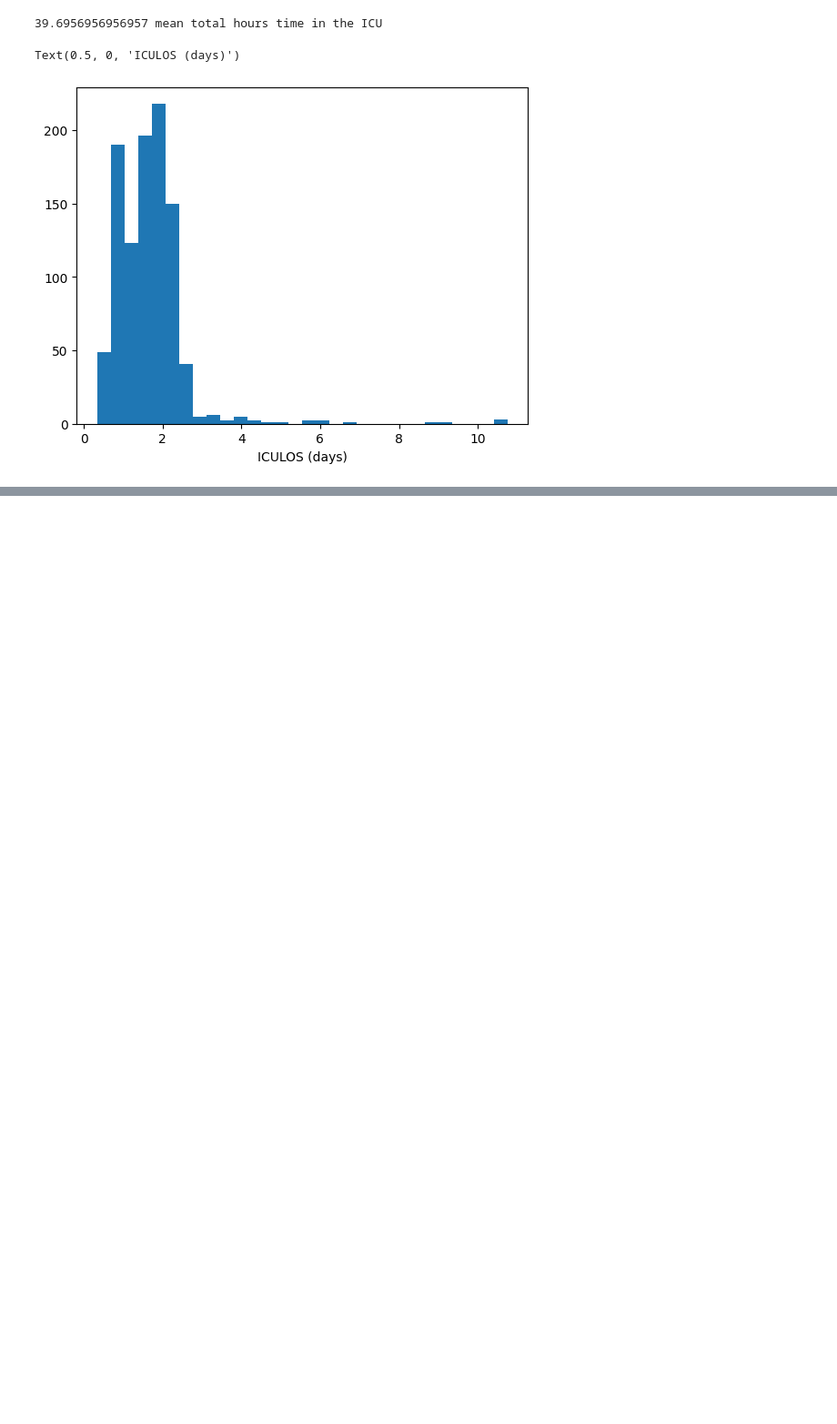
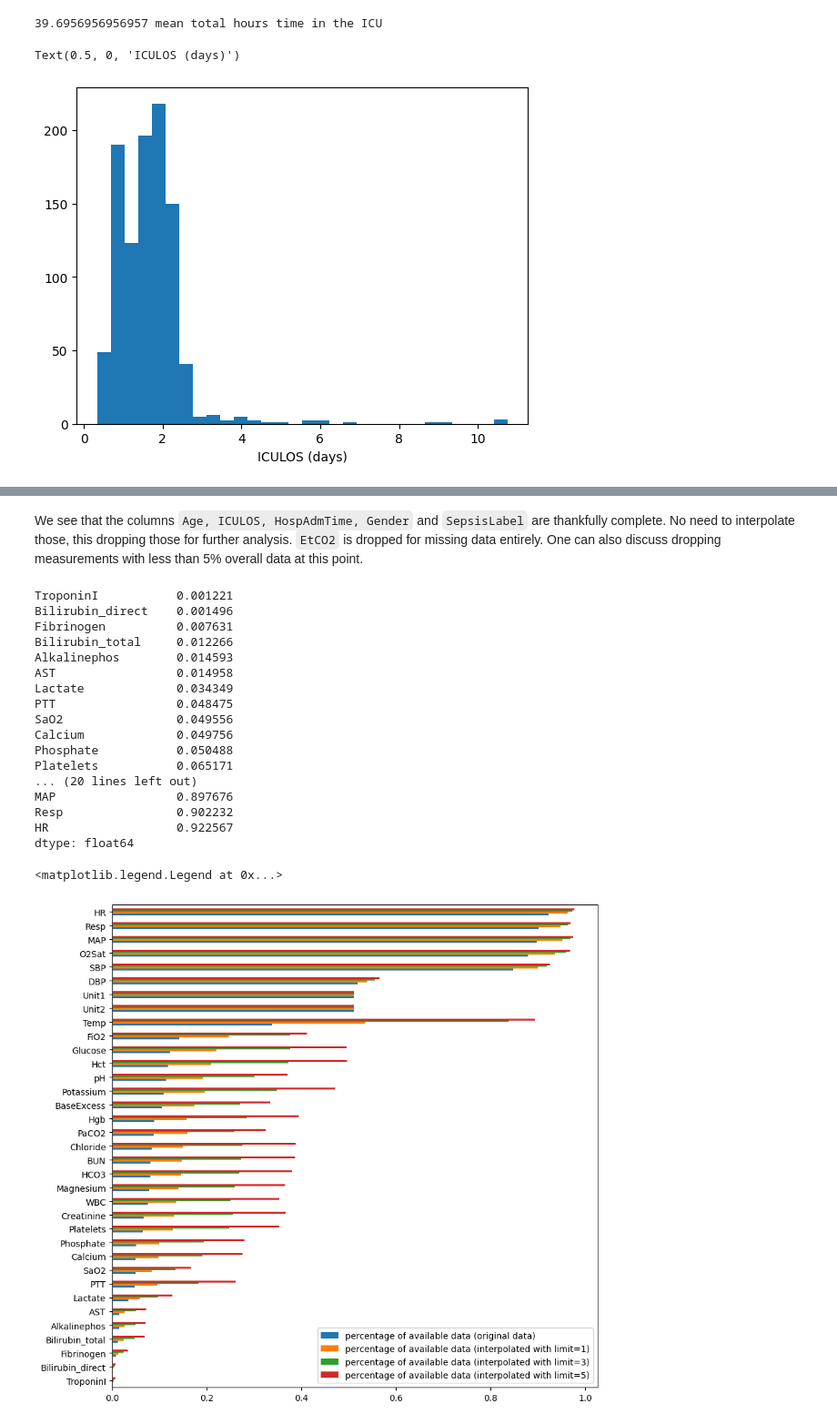
Before and after one commit to Mitmischer/sepsis-prediction, a Jupyter notebook: preprocessing.ipynb, the cells around one changed output, grey strips where cells are left out. Shown: that part at 91% size. Saved outputs shown, nothing was run; the diff lists cells and outputs as text; code cells hidden in the pictures; blank space fills up the shorter version.

Commit message:
new plot: amount of missing data? Also evaluated on interpolated data.

```diff
--- a/preprocessing.ipynb
+++ b/preprocessing.ipynb
@@ -75,3 +78,14 @@ plt.xlabel('ICULOS (days)')
 39.6956956956957 mean total hours time in the ICU
 Text(0.5, 0, 'ICULOS (days)')
 [figure]
+# %%
+# load all data sets (roughly 20000 for set A)
+# Be patient, this cell will take roughly five minutes. Choose less interpolations
+# in order to speed it up.
+wd = Path(".")
+big_df_from_disk = list(pd.read_csv(f, sep = "|") for f in wd.glob("p0*.psv"))
+big_df = pd.concat(big_df_from_disk)
+
+interpolation_limits = [1, 3, 5]
+
+big_df_interpolated = [pd.concat([d.interpolate(limit=lim) for d in big_df_from_disk]) for lim in interpolation_limits]
@@ -77,0 +113,45 @@ Text(0.5, 0, 'ICULOS (days)')
+# %% [markdown]
+We see that the columns `Age, ICULOS, HospAdmTime, Gender` and `SepsisLabel` are thankfully complete. No need to interpolate those, this dropping those for further analysis. `EtCO2` is dropped for missing data entirely. One can also discuss dropping measurements with less than 5% overall data at this point.
+# %%
+import matplotlib.pyplot as plt
+
+dropped_cols = ["Age", "ICULOS", "HospAdmTime", "Gender", "SepsisLabel", "EtCO2"]
+
+big_df = big_df.drop(columns=dropped_cols)
+big_df_interpolated = [d.drop(columns=dropped_cols) for d in big_df_interpolated]
+
+# recalculate with the smaller data frame.
+value_availability = big_df.count().sort_values()/big_df.shape[0]
+display(value_availability)
+
+fig, ax = plt.subplots()
+
+value_availability_interpolated = [
+    d.count().sort_values()/big_df.shape[0] for d in big_df_interpolated
+]
+
+res = pd.concat([value_availability, *value_availability_interpolated],axis=1)
+
+res.plot.barh(figsize=(10,10), ax=ax)
+ax.legend(["percentage of available data (original data)",
+           *[f"percentage of available data (interpolated with limit={lim})" for lim in interpolation_limits]])
+# %% [output]
+TroponinI           0.001221
+Bilirubin_direct    0.001496
+Fibrinogen          0.007631
+Bilirubin_total     0.012266
+Alkalinephos        0.014593
+AST                 0.014958
+Lactate             0.034349
+PTT                 0.048475
+SaO2                0.049556
+Calcium             0.049756
+Phosphate           0.050488
+Platelets           0.065171
+... (20 lines left out)
+MAP                 0.897676
+Resp                0.902232
+HR                  0.922567
+dtype: float64
+<matplotlib.legend.Legend at 0x...>
+[figure, added]
```
Also changed, not shown: parts of 3 cells of this notebook.
